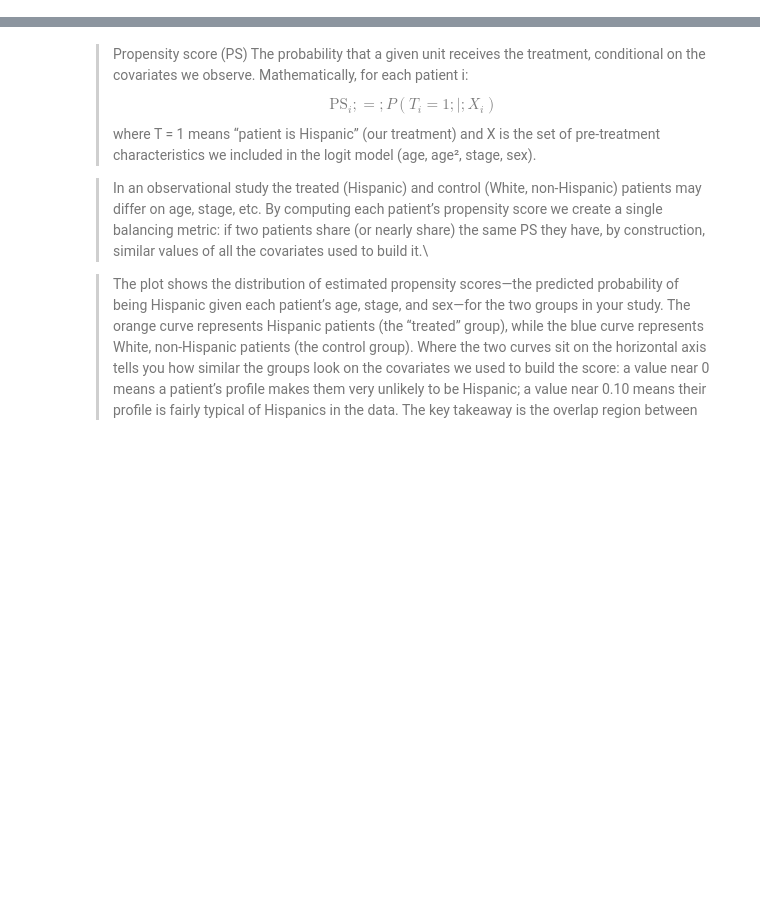
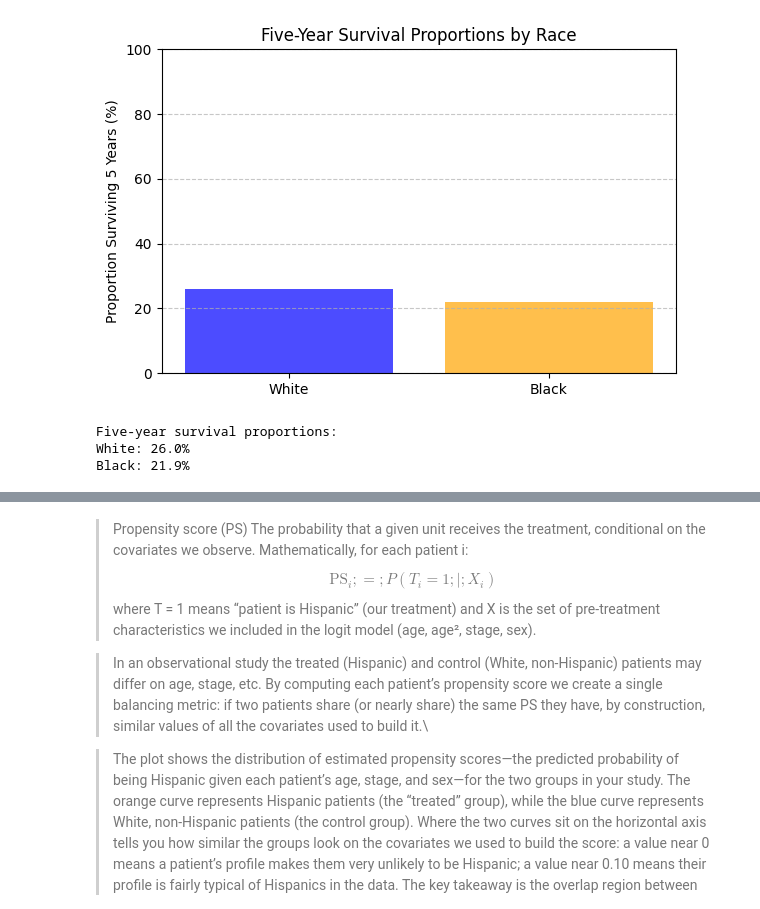
Before and after one commit to syedhumarahim/Breast_Cancer_Analysis, a Jupyter notebook: causal_analysis_black.ipynb, the cells around one changed output, grey strips where cells are left out. Saved outputs shown, nothing was run; the diff lists cells and outputs as text; code cells hidden in the pictures; blank space fills up the shorter version.

```diff
--- a/causal_analysis_black.ipynb
+++ b/causal_analysis_black.ipynb
@@ -112,13 +151,29 @@ df_causal.head()
 # %%
-# Data for the bar plot
-categories = ["Hispanic", "White NH"]
-proportions = [27, 26]  # Five-year survival proportions in percentages
+# Calculate 5-year survival proportions by treatment group
+survival_rates = df_causal.groupby("treated")["Y_5yr"].mean() * 100
+
+# Define categories based on treatment
+categories = ["White", "Black"]  # 0 = White, 1 = Black
+proportions = [survival_rates[0], survival_rates[1]]
 
 # Create the bar plot
 plt.figure(figsize=(6, 4))
-plt.bar(categories, proportions, color=["orange", "blue"], alpha=0.7)
-plt.title("Five-Year Survival Proportions")
-plt.ylabel("Proportion (%)")
-plt.ylim(0, 30)  # Set y-axis limit for better visualization
+plt.bar(categories, proportions, color=["blue", "orange"], alpha=0.7)
+plt.title("Five-Year Survival Proportions by Race")
+plt.ylabel("Proportion Surviving 5 Years (%)")
+plt.ylim(
+    0, 100
+)  # Full scale (you can adjust later based on your actual survival rates)
 plt.grid(axis="y", linestyle="--", alpha=0.7)
+plt.tight_layout()
 plt.show()
+
+# Print proportions too
+print("Five-year survival proportions:")
+print(f"White: {proportions[0]:.1f}%")
+print(f"Black: {proportions[1]:.1f}%")
+# %% [output]
+[figure, added]
+Five-year survival proportions:
+White: 26.0%
+Black: 21.9%
```
Also changed, not shown: parts of 18 cells of this notebook.
